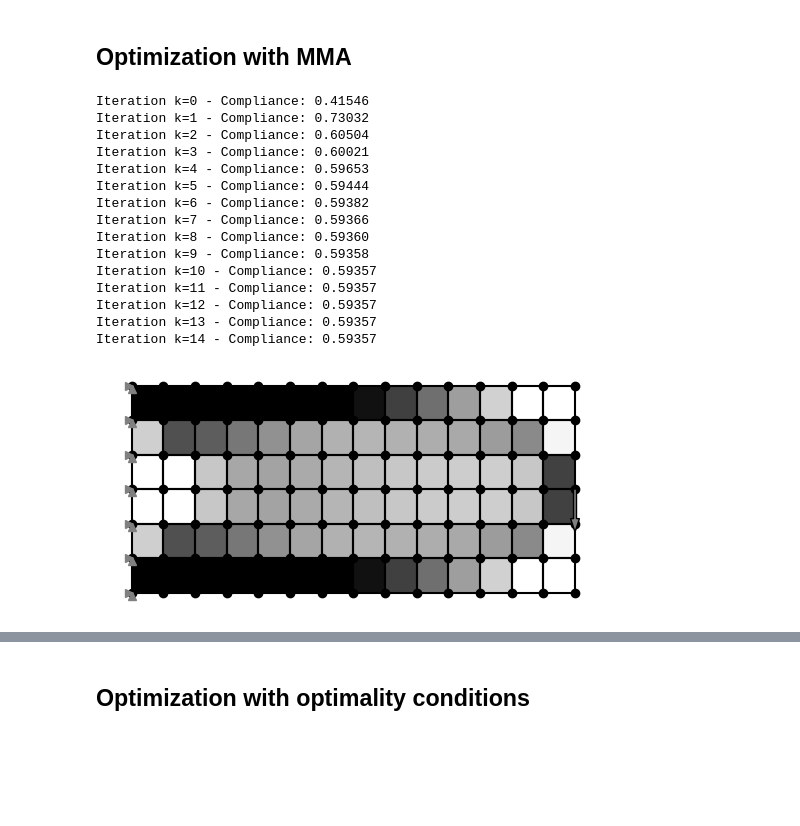
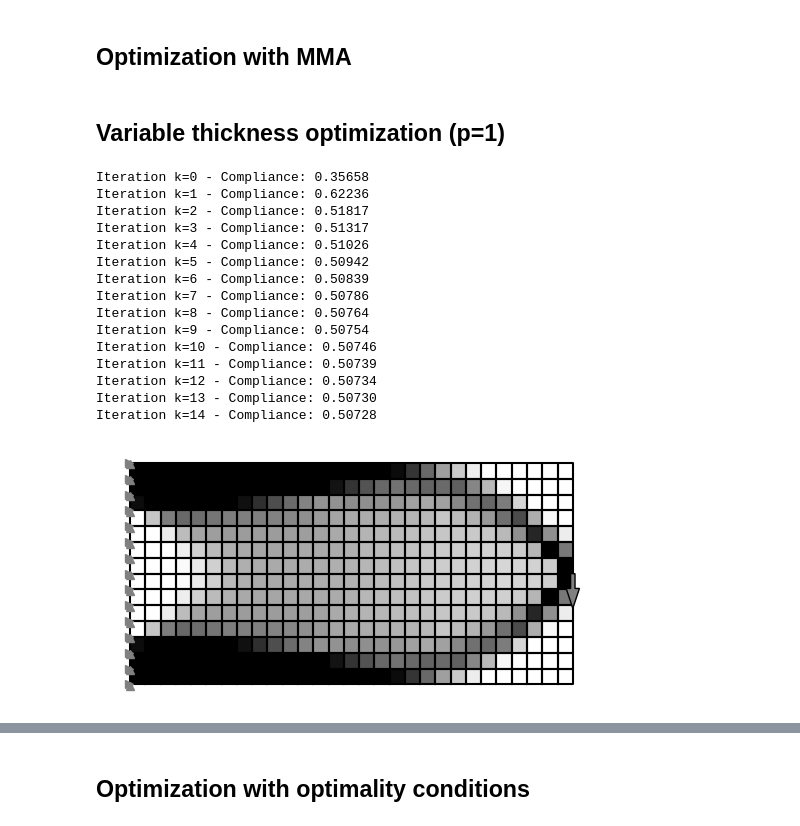
Before and after one commit to meyer-nils/structural_optimization, a Jupyter notebook: lecture_07_topology.ipynb, the cells around one changed output, grey strips where cells are left out. Drawn from its saved outputs; the diff is of its cells as text; code cells hidden in the pictures; blank space fills up the shorter version.

```diff
--- a/lecture_07_topology.ipynb
+++ b/lecture_07_topology.ipynb
@@ -7,6 +9,9 @@ from simple_fem import get_cantilever
 # %%
 import matplotlib.pyplot as plt
 
-cantilever = get_cantilever(1.0, 15.0, 7.0)
+# Set plot to use TeX for rendering equations.
+plt.rcParams["text.usetex"] = True
+
+cantilever = get_cantilever(1.0, 30.0, 15.0)
 cantilever.plot()
 # %% [output]
@@ -29,13 +34,13 @@ def bisection(f, a, b, max_iter=50, tol=1e-10):
     return c
 
 
-def optimize_mma(fem, d_0, d_min, d_max, V_0, iter=15, s=0.7):
+def optimize_mma(fem, d_0, d_min, d_max, V_0, iter=15, s=0.7, p=1.0):
     d = [d_0]
     L = []
     a = fem.areas()
 
     # Check if there is a feasible solution before starting iteration
-    if torch.inner(d_min, a) > V_0 * torch.inner(d_max, a):
+    if torch.inner(d_min, a) > V_0:
         raise Exception("x_min is not compatible with V_0.")
 
     # Iterate solutions
@@ -64,14 +69,15 @@ def optimize_mma(fem, d_0, d_min, d_max, V_0, iter=15, s=0.7):
         # Analytical solution
         def d_star(mu):
             EPS = 1e-15
+            sens = 2 * p*d[k]**(p-1) * w_k
             d_hat = L[k] + torch.sqrt(
-                (2 * w_k * (L[k] - d[k]) ** 2 + EPS) / (mu * a + EPS)
+                (sens * (L[k] - d[k]) ** 2 + EPS) / (mu * a + EPS)
             )
             return torch.maximum(torch.minimum(d_hat, d_max), d_min_k)
 
         # Analytical gradient
         def grad(mu):
-            return torch.dot(d_star(mu), a) - V_0 * torch.dot(d_max, a)
+            return torch.dot(d_star(mu), a) - V_0
 
         # Solve dual problem
         mu_star = bisection(grad, 0.0, 100.0)
@@ -84,29 +90,32 @@ def optimize_mma(fem, d_0, d_min, d_max, V_0, iter=15, s=0.7):
         d.append(d_star(mu_star))
 
     return d
+# %% [markdown]
+## Variable thickness optimization (p=1)
 # %%
 d_0 = torch.ones(cantilever.elements.shape[0])
 d_min = 0.1 * torch.ones_like(d_0)
 d_max = 1.0 * torch.ones_like(d_0)
-V0 = 0.5
+areas = cantilever.areas()
+V0 = 0.5 * torch.inner(d_max, areas)
 
 d_opt = optimize_mma(cantilever, d_0, d_min, d_max, V0)
 cantilever.plot(element_property=d_opt[-1])
 plt.savefig("figures/cantilever_fem_optimized.pdf", transparent=True, bbox_inches="tight")
 # %% [output]
-Iteration k=0 - Compliance: 0.41546
-Iteration k=1 - Compliance: 0.73032
-Iteration k=2 - Compliance: 0.60504
-Iteration k=3 - Compliance: 0.60021
-Iteration k=4 - Compliance: 0.59653
-Iteration k=5 - Compliance: 0.59444
-Iteration k=6 - Compliance: 0.59382
-Iteration k=7 - Compliance: 0.59366
-Iteration k=8 - Compliance: 0.59360
-Iteration k=9 - Compliance: 0.59358
-Iteration k=10 - Compliance: 0.59357
-Iteration k=11 - Compliance: 0.59357
-Iteration k=12 - Compliance: 0.59357
-Iteration k=13 - Compliance: 0.59357
-Iteration k=14 - Compliance: 0.59357
+Iteration k=0 - Compliance: 0.35658
+Iteration k=1 - Compliance: 0.62236
+Iteration k=2 - Compliance: 0.51817
+Iteration k=3 - Compliance: 0.51317
+Iteration k=4 - Compliance: 0.51026
+Iteration k=5 - Compliance: 0.50942
+Iteration k=6 - Compliance: 0.50839
+Iteration k=7 - Compliance: 0.50786
+Iteration k=8 - Compliance: 0.50764
+Iteration k=9 - Compliance: 0.50754
+Iteration k=10 - Compliance: 0.50746
+Iteration k=11 - Compliance: 0.50739
+Iteration k=12 - Compliance: 0.50734
+Iteration k=13 - Compliance: 0.50730
+Iteration k=14 - Compliance: 0.50728
-[figure, old version]
+[figure, new version]
```
Also changed, not shown: parts of 11 cells of this notebook, 1 other file.
